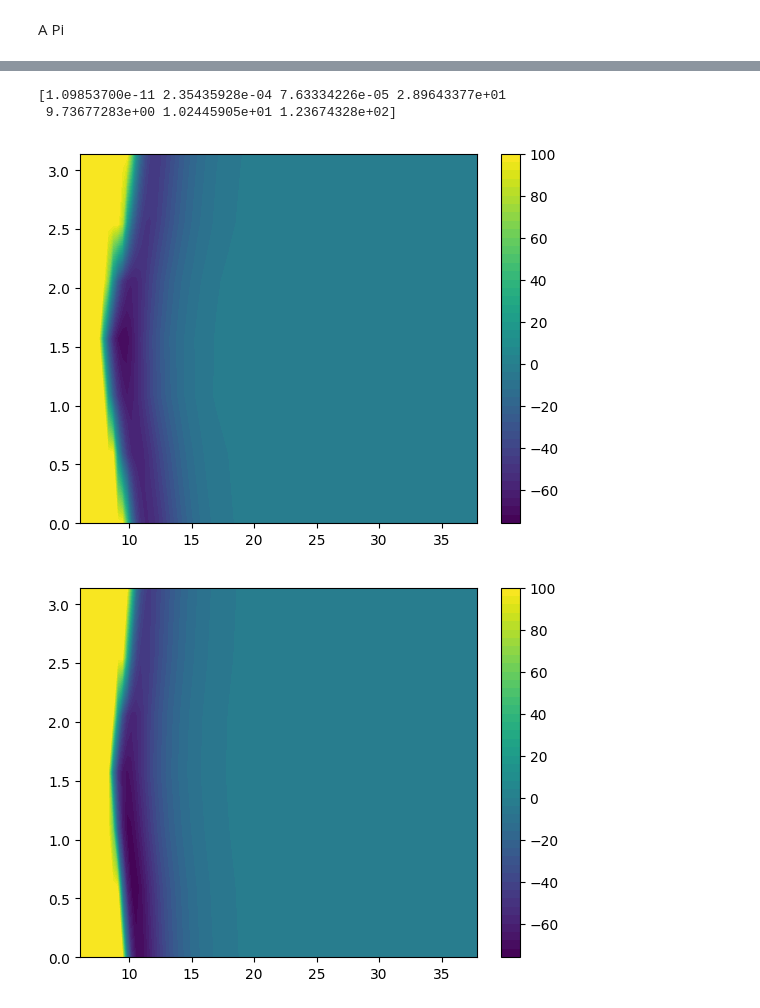
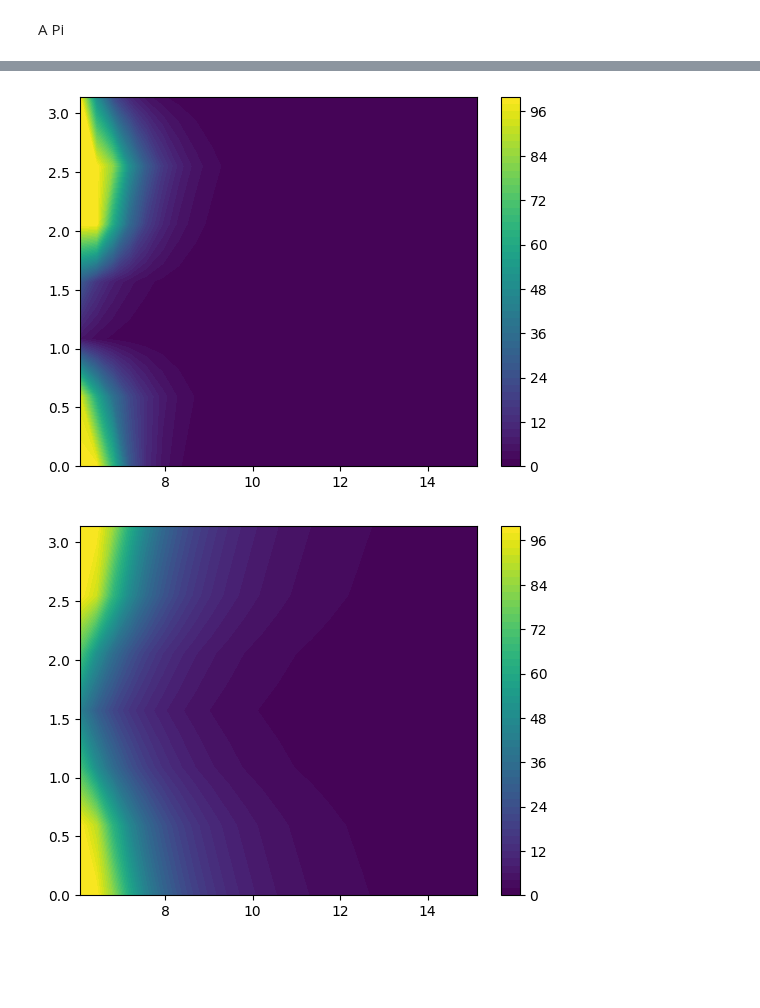
Before and after one commit to Wleter/NeOcs, a Jupyter notebook: analysis/potentials.ipynb, the cells around one changed output, grey strips where cells are left out. Drawn from its saved outputs; the diff is of its cells as text; code cells hidden in the pictures; blank space fills up the shorter version.

```diff
--- a/analysis/potentials.ipynb
+++ b/analysis/potentials.ipynb
@@ -199,0 +515,23 @@ p, err = opt.curve_fit(fit_potential, (r_mesh.ravel(), theta_mesh.ravel()), pot.
+# %%
+import scipy.optimize as opt
+
+def fit_gamma(r_theta, c6_0, c6_1, c6_2, c6_3, c6_4, c12_0, c12_1, c12_2, c12_3, c12_4):
+    potential = GammaPotential(c6_0, c6_1, c6_2, c6_3, c6_4, c12_0, c12_1, c12_2, c12_3, c12_4)
+
+    return potential.value(1 / r_theta[0], r_theta[1])
+
+theta, r, pot = load_from_file("../potentials/", "XPi_gamma.dat")
+theta = np.array(theta)
+r = np.array(r)
+pot = np.array(pot)
+
+r = r[0:]
+pot = pot[:, 0:]
+
+theta_mesh, r_mesh = np.meshgrid(theta, r, indexing="ij")
+
+p0 = (3.32159701e-01, 3.02708919e+01, 1.19336306e-01, 4.21472629e+00, 9.63138529e+00,
+      1.68055282e+02, 2.49460119e+02, 3.75080310e+00, 1.38211091e+02, 1.25940254e+02)
+p, err = opt.curve_fit(fit_gamma, (1 / r_mesh.ravel(), theta_mesh.ravel()), pot.ravel(), p0,
+                       bounds = ((0, 0, 0, 0, 0, 0, 0, 0, 0, 0), np.inf))
+print(p)
@@ -200,33 +572,21 @@ p, err = opt.curve_fit(fit_potential, (r_mesh.ravel(), theta_mesh.ravel()), pot.
 # %%
-theta, r, pot = load_from_file("../potentials/", "potential.dat")
+theta, r, pot = load_from_file("../potentials/", "XPi_gamma.dat")
 theta = np.array(theta)
 r = np.array(r)
 pot = np.array(pot)
 
+theta_label = list(map(lambda x: f"{x:.0f}", theta * 180 / np.pi))
 theta_mesh, r_mesh = np.meshgrid(theta, r, indexing="ij")
-
 potential = np.clip(pot / CM_INV, -1000, 100)
 
 fig, ax = plt.subplots()
 CS = ax.contourf(r, theta, potential, levels=50)
 cbar = fig.colorbar(CS)
 
-p1 = [1.09853700e-5, 2.35435928e-04, 7.63334226e-05,
-      8.9643377e+00, 9.73677283e+00, 1.02445905e+01,
-      1.23674328e+02]
-
-potential = np.clip(fit_potential((r_mesh, theta_mesh), *p1) / CM_INV, -1000, 100)
+potential = np.clip(fit_gamma((1 / r_mesh, theta_mesh), *p) / CM_INV, -1000, 100)
 fig, ax = plt.subplots()
 CS = ax.contourf(r, theta, potential, levels=50)
 cbar = fig.colorbar(CS)
-
-print(p)
-potential = np.clip(fit_potential((r_mesh, theta_mesh), *p) / CM_INV, -1000, 100)
-fig, ax = plt.subplots()
-CS = ax.contourf(r, theta, potential, levels=50)
-cbar = fig.colorbar(CS)
 # %% [output]
-[1.09853700e-11 2.35435928e-04 7.63334226e-05 2.89643377e+01
- 9.73677283e+00 1.02445905e+01 1.23674328e+02]
-[figure, old version]
+[figure, new version]
-[figure, old version]
+[figure, new version]
```
Also changed, not shown: parts of 22 cells of this notebook, 13 other files.
